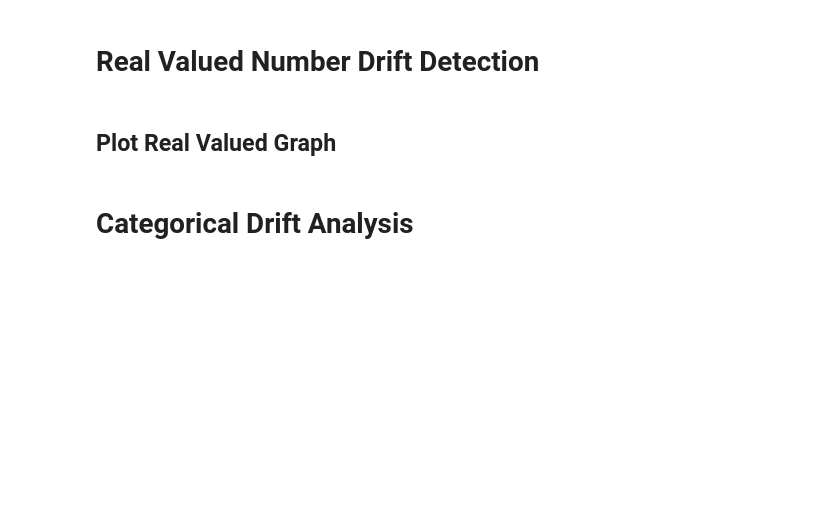
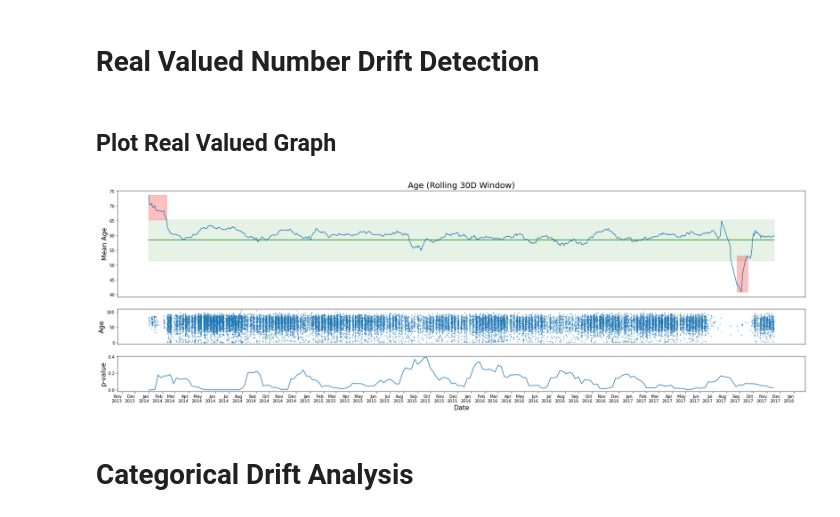
Before and after one commit to microsoft/MedImaging-ModelDriftMonitoring, a Jupyter notebook: experiments/experiment1_input_analysis/dicom_metadata/dicom_metadata_drift.ipynb, the cells around one changed output. Saved outputs shown, nothing was run; the diff lists cells and outputs as text; code cells hidden in the pictures; blank space fills up the shorter version.

```diff
--- a/experiments/experiment1_input_analysis/dicom_metadata/dicom_metadata_drift.ipynb
+++ b/experiments/experiment1_input_analysis/dicom_metadata/dicom_metadata_drift.ipynb
@@ -63,43 +77,51 @@ df_roll_p = df_target[col].resample(resolution).apply(
 # %% [markdown]
 ## Plot Real Valued Graph
 # %%
-fig, axes = plt.subplots(nrows=3, ncols=1, figsize=(
-    30, 10), sharex=True, gridspec_kw={'height_ratios': [15, 5, 5]})
+fig, axes = plt.subplots(
+    nrows=3,
+    ncols=1,
+    figsize=(30, 10),
+    sharex=True,
+    gridspec_kw={"height_ratios": [15, 5, 5]},
+)
 
 
 df_roll.plot(ax=axes[0])
-dfmean.plot(ax=axes[0], color='green')
-axes[0].fill_between(dfstd.index, m+dfstd['H'], m +
-                     dfstd['L'], 3, color='green', alpha=.1)
+dfmean.plot(ax=axes[0], color="green")
+axes[0].fill_between(
+    dfstd.index, m + dfstd["H"], m + dfstd["L"], 3, color="green", alpha=0.1
+)
 for dfalert in alerts:
-    _ = axes[0].fill_between(dfalert.index, dfalert['h'],
-                             dfalert['l'], 3, color='red', alpha=.25)
+    _ = axes[0].fill_between(
+        dfalert.index, dfalert["h"], dfalert["l"], 3, color="red", alpha=0.25
+    )
 
-axes[1].scatter(df_target.index.tolist(), df_target[col], marker='.', s=2)
+axes[1].scatter(df_target.index.tolist(), df_target[col], marker=".", s=2)
 df_roll_p.plot(ax=axes[2])
 
 # Format Titles and ticks
-verbose_column_nane = col.replace('_', ' ').title()
-axes[0].set_title(
-    f"{verbose_column_nane} (Rolling {freq} Window)", fontsize=20)
-axes[0].set_ylabel(f'Mean {verbose_column_nane}', fontsize=16)
-axes[1].set_ylabel(f'{verbose_column_nane}', fontsize=16)
+verbose_column_nane = col.replace("_", " ").title()
+axes[0].set_title(f"{verbose_column_nane} (Rolling {freq} Window)", fontsize=20)
+axes[0].set_ylabel(f"Mean {verbose_column_nane}", fontsize=16)
+axes[1].set_ylabel(f"{verbose_column_nane}", fontsize=16)
 
 axes[0].get_legend().remove()
 
 axes[0].axes.get_xaxis().set_visible(False)
 axes[1].axes.get_xaxis().set_visible(False)
 
-axes[-1].set_xlabel('Date', fontsize=16)
+axes[-1].set_xlabel("Date", fontsize=16)
 axes[-1].set_ylabel("p-value", fontsize=16)
 
 # Create custom ticks using matplotlib date tick locator and formatter
 loc = mdates.MonthLocator(interval=1)
 axes[-1].xaxis.set_major_locator(loc)
-fmt = mdates.DateFormatter('%b\n%Y')
+fmt = mdates.DateFormatter("%b\n%Y")
 axes[-1].xaxis.set_major_formatter(fmt)
 plt.xticks(rotation=0, fontsize=10)
 _ = plt.yticks(fontsize=10)
+# %% [output]
+[figure, added]
 # %% [markdown]
 # Categorical Drift Analysis
 # %%
```
Also changed, not shown: parts of 5 cells of this notebook, 1 other file.
